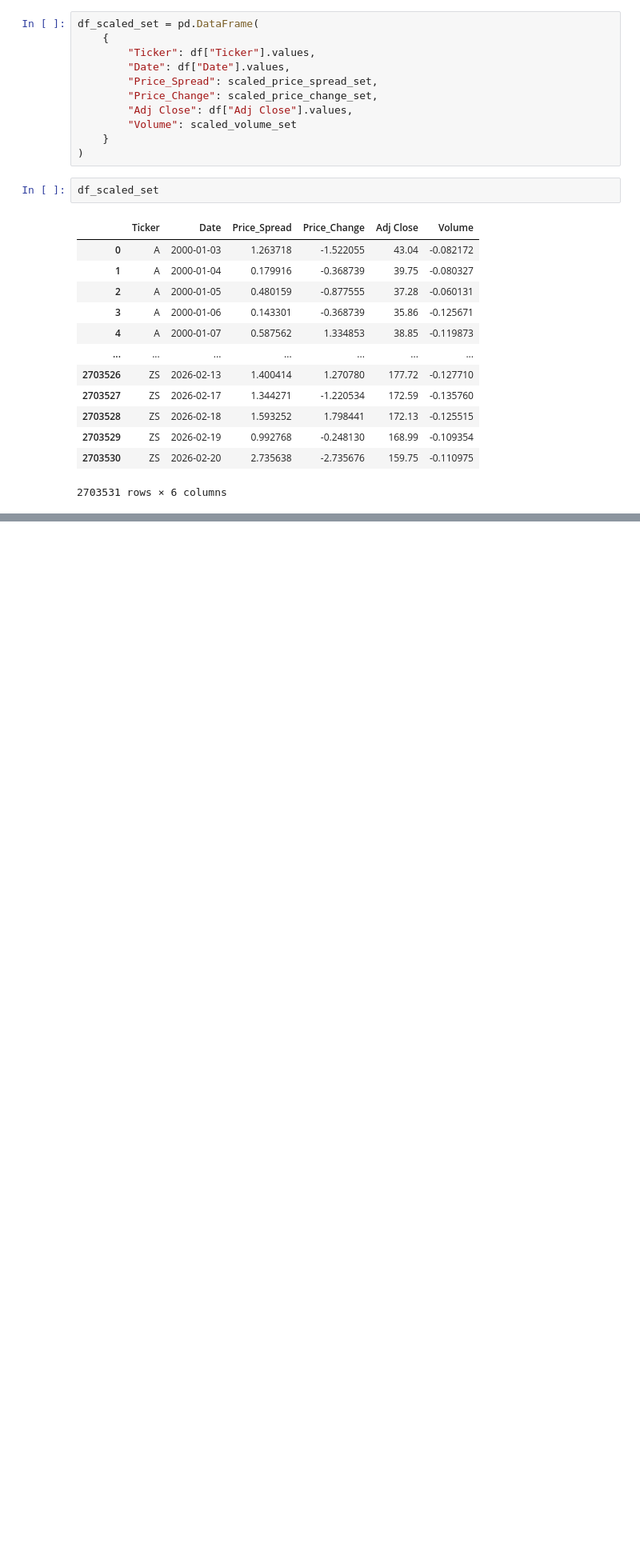
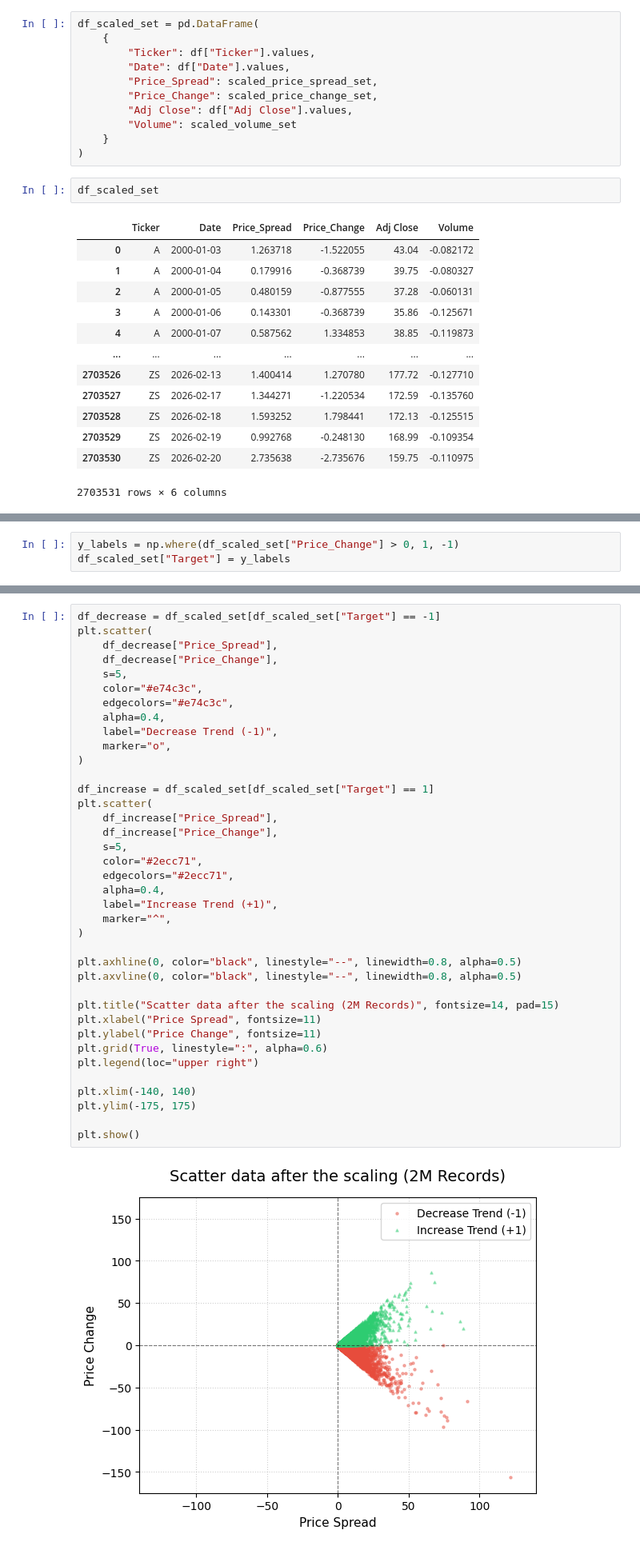
Before and after one commit to alaricbat/FinancialApp, a Jupyter notebook: AA002FinancialAI/ai-module/svm/svm.ipynb, the cells around one changed output, grey strips where cells are left out. Shown at 80% size. Drawn from its saved outputs; the diff is of its cells as text; blank space fills up the shorter version.

Commit message:
Cômmon:SVM:20260627:Plot stock dataset

```diff
--- a/AA002FinancialAI/ai-module/svm/svm.ipynb
+++ b/AA002FinancialAI/ai-module/svm/svm.ipynb
@@ -81,0 +84,3 @@ df_scaled_set
+# %%
+y_labels = np.where(df_scaled_set["Price_Change"] > 0, 1, -1)
+df_scaled_set["Target"] = y_labels
@@ -81,0 +92,40 @@ df_scaled_set
+# %%
+df_decrease = df_scaled_set[df_scaled_set["Target"] == -1]
+plt.scatter(
+    df_decrease["Price_Spread"],
+    df_decrease["Price_Change"],
+    s=5,
+    color="#e74c3c",
+    edgecolors="#e74c3c",
+    alpha=0.4,
+    label="Decrease Trend (-1)",
+    marker="o",
+)
+
+df_increase = df_scaled_set[df_scaled_set["Target"] == 1]
+plt.scatter(
+    df_increase["Price_Spread"],
+    df_increase["Price_Change"],
+    s=5,
+    color="#2ecc71",
+    edgecolors="#2ecc71",
+    alpha=0.4,
+    label="Increase Trend (+1)",
+    marker="^",
+)
+
+plt.axhline(0, color="black", linestyle="--", linewidth=0.8, alpha=0.5)
+plt.axvline(0, color="black", linestyle="--", linewidth=0.8, alpha=0.5)
+
+plt.title("Scatter data after the scaling (2M Records)", fontsize=14, pad=15)
+plt.xlabel("Price Spread", fontsize=11)
+plt.ylabel("Price Change", fontsize=11)
+plt.grid(True, linestyle=":", alpha=0.6)
+plt.legend(loc="upper right")
+
+plt.xlim(-140, 140)
+plt.ylim(-175, 175)
+
+plt.show()
+# %% [output]
+[figure, added]
```
Also changed, not shown: parts of 2 cells of this notebook.
